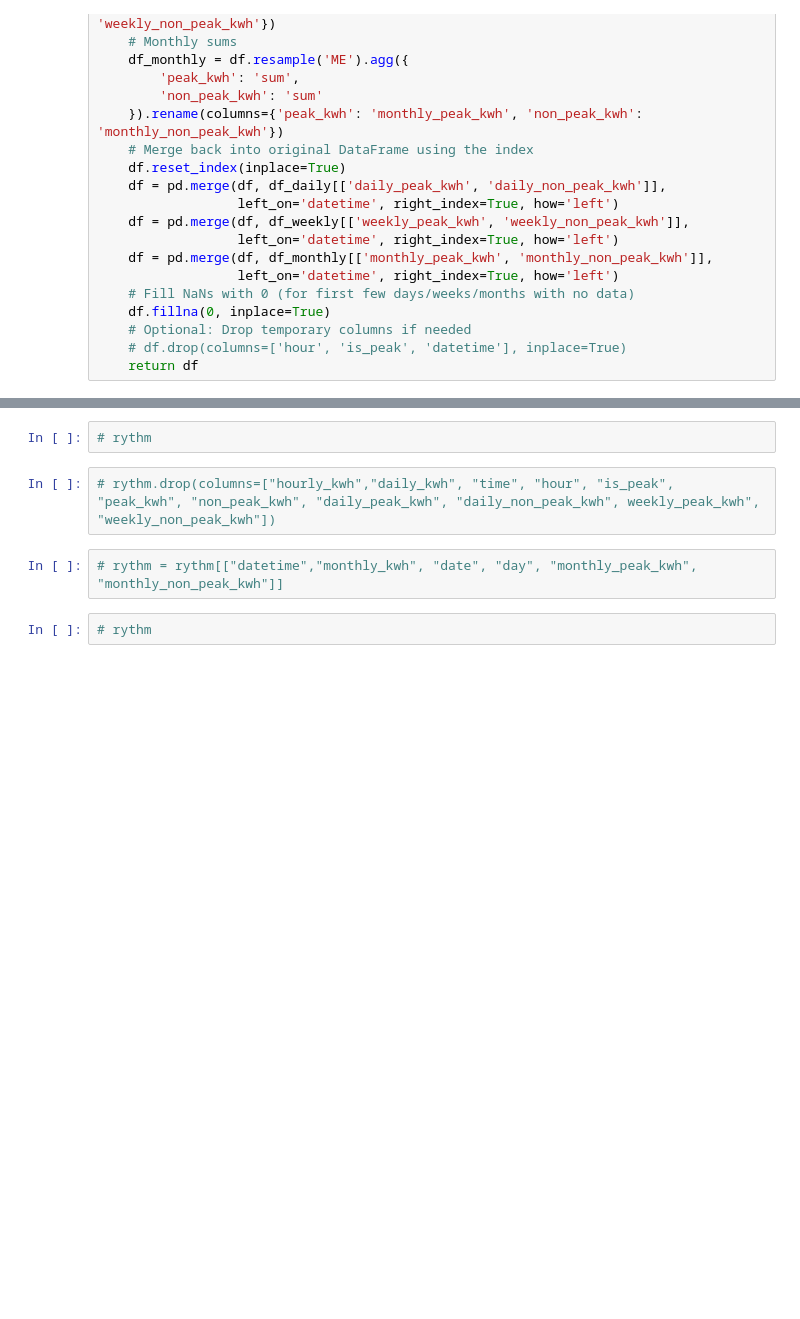
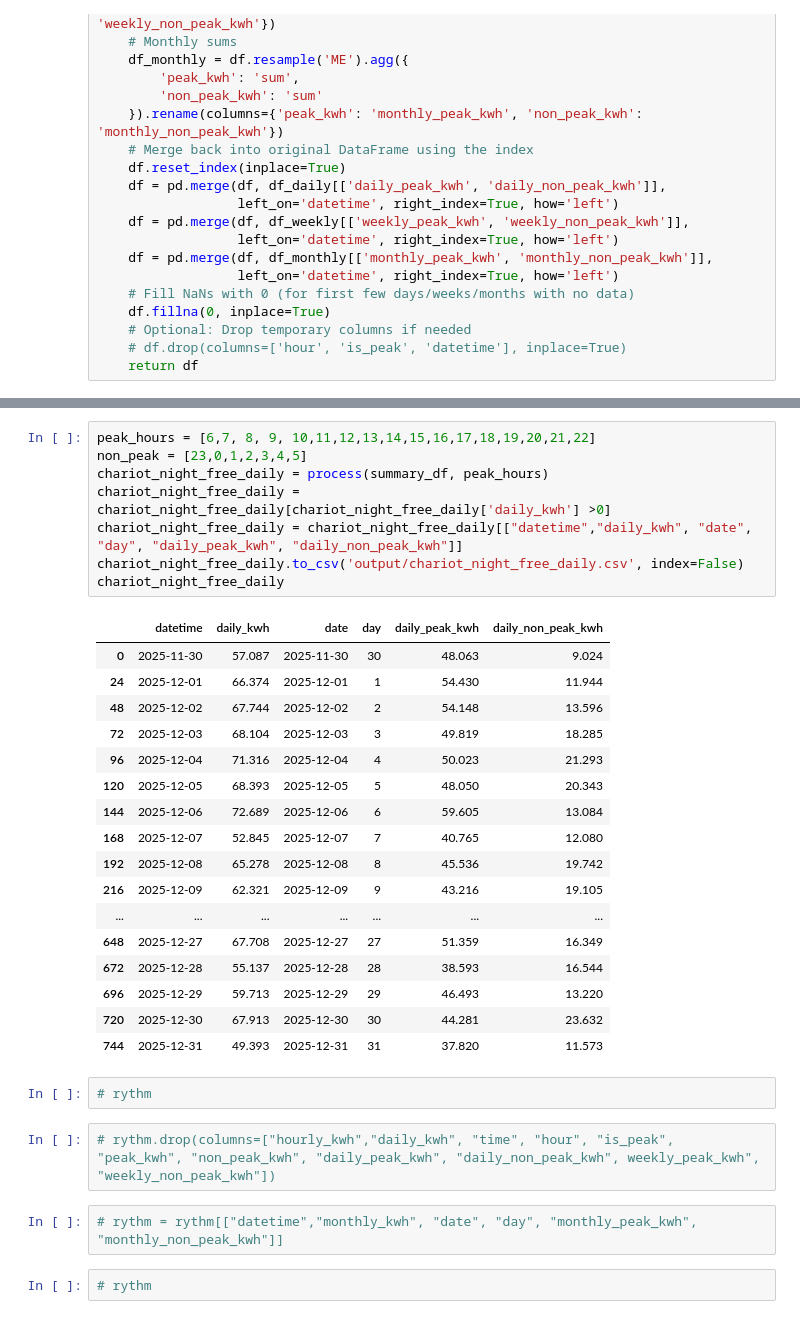
Before and after one commit to vireshkj/electricity_analysis, a Jupyter notebook: energy_interval.ipynb, the cells around one changed output, grey strips where cells are left out. Saved outputs shown, nothing was run; the diff lists cells and outputs as text; blank space fills up the shorter version.

```diff
--- a/energy_interval.ipynb
+++ b/energy_interval.ipynb
@@ -262,3 +268,29 @@ night_free_daily
+# %%
+peak_hours = [6,7, 8, 9, 10,11,12,13,14,15,16,17,18,19,20,21,22]
+non_peak = [23,0,1,2,3,4,5]
+chariot_night_free_daily = process(summary_df, peak_hours)
+chariot_night_free_daily = chariot_night_free_daily[chariot_night_free_daily['daily_kwh'] >0]
+chariot_night_free_daily = chariot_night_free_daily[["datetime","daily_kwh", "date", "day", "daily_peak_kwh", "daily_non_peak_kwh"]]
+chariot_night_free_daily.to_csv('output/chariot_night_free_daily.csv', index=False)
+chariot_night_free_daily
+# %% [output]
+|  | datetime | daily_kwh | date | day | daily_peak_kwh | daily_non_peak_kwh |
+| 0 | 2025-11-30 | 57.087 | 2025-11-30 | 30 | 48.063 | 9.024 |
+| 24 | 2025-12-01 | 66.374 | 2025-12-01 | 1 | 54.430 | 11.944 |
+| 48 | 2025-12-02 | 67.744 | 2025-12-02 | 2 | 54.148 | 13.596 |
+| 72 | 2025-12-03 | 68.104 | 2025-12-03 | 3 | 49.819 | 18.285 |
+| 96 | 2025-12-04 | 71.316 | 2025-12-04 | 4 | 50.023 | 21.293 |
+| 120 | 2025-12-05 | 68.393 | 2025-12-05 | 5 | 48.050 | 20.343 |
+| 144 | 2025-12-06 | 72.689 | 2025-12-06 | 6 | 59.605 | 13.084 |
+| 168 | 2025-12-07 | 52.845 | 2025-12-07 | 7 | 40.765 | 12.080 |
+| 192 | 2025-12-08 | 65.278 | 2025-12-08 | 8 | 45.536 | 19.742 |
+| 216 | 2025-12-09 | 62.321 | 2025-12-09 | 9 | 43.216 | 19.105 |
+| ... | ... | ... | ... | ... | ... | ... |
+| 648 | 2025-12-27 | 67.708 | 2025-12-27 | 27 | 51.359 | 16.349 |
+| 672 | 2025-12-28 | 55.137 | 2025-12-28 | 28 | 38.593 | 16.544 |
+| 696 | 2025-12-29 | 59.713 | 2025-12-29 | 29 | 46.493 | 13.220 |
+| 720 | 2025-12-30 | 67.913 | 2025-12-30 | 30 | 44.281 | 23.632 |
+| 744 | 2025-12-31 | 49.393 | 2025-12-31 | 31 | 37.820 | 11.573 |
 # %%
 # rythm
 # %%
```
Also changed, not shown: parts of 7 cells of this notebook.
